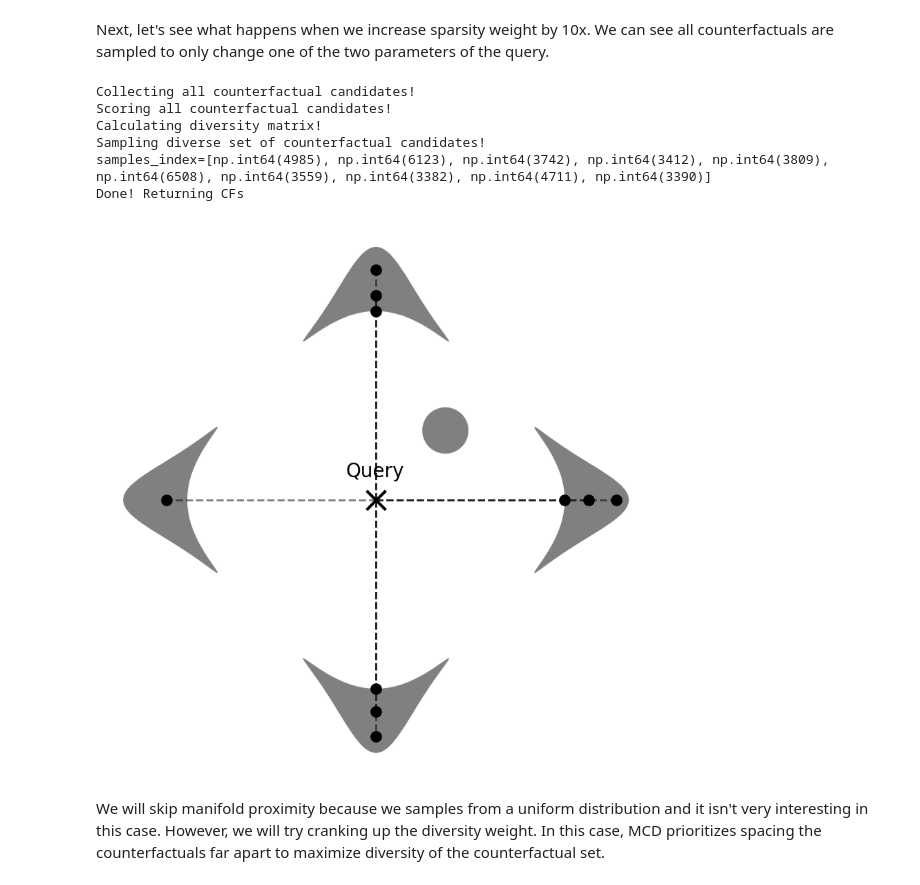
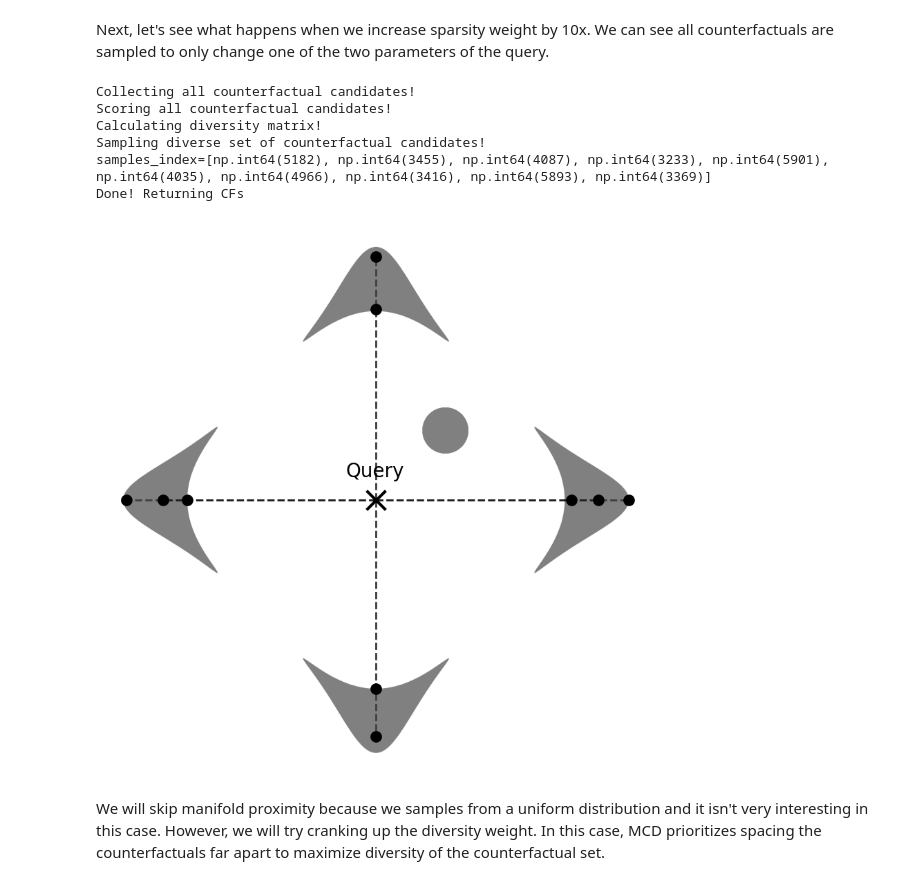
Before and after one commit to Lyleregenwetter/Multiobjective-Counterfactuals-for-Design, a Jupyter notebook: Getting Started/Introduction Notebook 3.ipynb, the cells around one changed output. Drawn from its saved outputs; the diff is of its cells as text; code cells hidden in the pictures.

```diff
--- a/Getting Started/Introduction Notebook 3.ipynb
+++ b/Getting Started/Introduction Notebook 3.ipynb
@@ -190,17 +190,17 @@ Done! Returning CFs
 # %% [markdown]
 Next, let's see what happens when we increase sparsity weight by 10x. We can see all counterfactuals are sampled to only change one of the two parameters of the query.
 # %%
-sparse_cfs = generator.sample(num_samples=10, sparsity_weight=5)
+sparse_cfs = generator.sample(num_samples=10, sparsity_weight=3)
 
 plotcfs(validity, sparse_cfs, x_query, ranges)
 # %% [output]
 Collecting all counterfactual candidates!
 Scoring all counterfactual candidates!
 Calculating diversity matrix!
 Sampling diverse set of counterfactual candidates!
-samples_index=[np.int64(4985), np.int64(6123), np.int64(3742), np.int64(3412), np.int64(3809), np.int64(6508), np.int64(3559), np.int64(3382), np.int64(4711), np.int64(3390)]
+samples_index=[np.int64(5182), np.int64(3455), np.int64(4087), np.int64(3233), np.int64(5901), np.int64(4035), np.int64(4966), np.int64(3416), np.int64(5893), np.int64(3369)]
 Done! Returning CFs
-[figure, old version]
+[figure, new version]
 # %% [markdown]
 We will skip manifold proximity because we samples from a uniform distribution and it isn't very interesting in this case. However, we will try cranking up the diversity weight. In this case, MCD prioritizes spacing the counterfactuals far apart to maximize diversity of the counterfactual set.
 # %%
```
Also changed, not shown: parts of 12 cells of this notebook, 3 other files.
